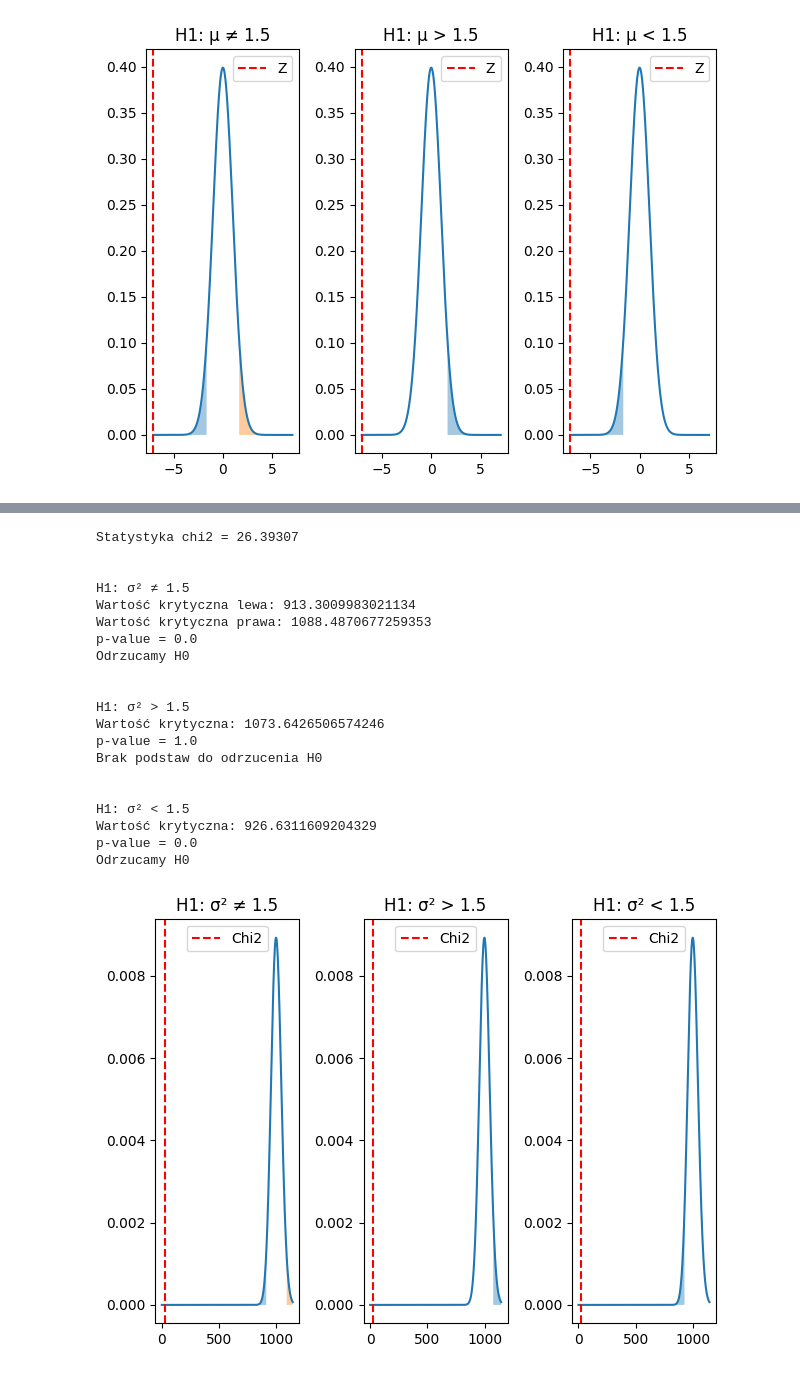
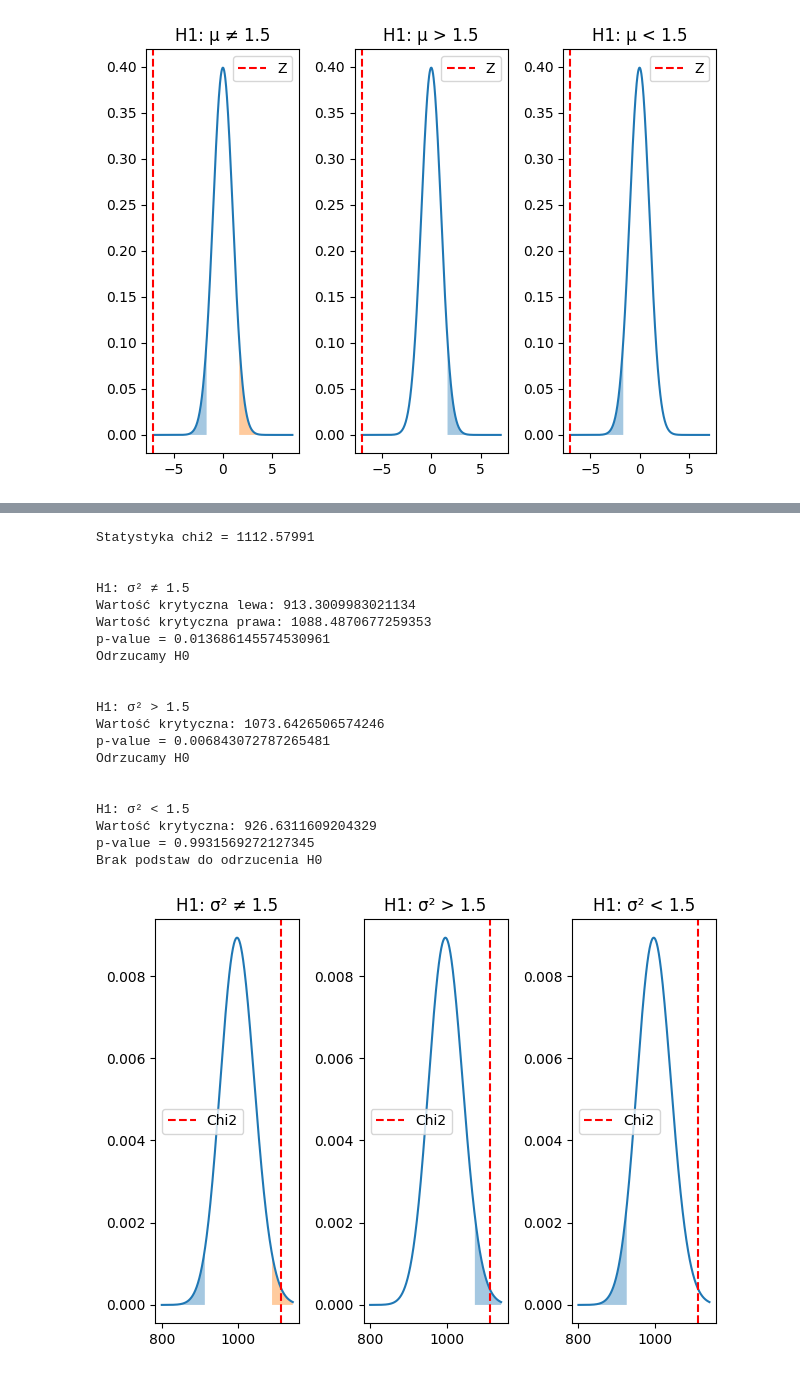
Before and after one commit to PiotrNicewicz/raport_statystyka_2, a Jupyter notebook: Raport_2.ipynb, the cells around one changed output, grey strips where cells are left out. Drawn from its saved outputs; the diff is of its cells as text; code cells hidden in the pictures.

```diff
--- a/Raport_2.ipynb
+++ b/Raport_2.ipynb
@@ -186,12 +243,13 @@ import matplotlib.pyplot as plt
 from scipy.stats import chi2
 
 def tesowanie_h0_wariancja(alpha,sigma20,mu):
-    with open('dane1.txt', 'r', encoding='utf-8') as plik:
+    with open('dane2.txt', 'r', encoding='utf-8') as plik:
         dane = [float(linia) for linia in plik]
     n = len(dane)
-    x_var = np.var(dane, ddof=1)
-
-    Chi2 = ((n-1)*x_var)/sigma20
+    sum = 0
+    for i in range(n):
+        sum += (dane[i]-mu)**2
+    Chi2 = sum/sigma20
 
     print("Statystyka chi2 =", round(Chi2, 5))
 
@@ -240,7 +298,7 @@ def tesowanie_h0_wariancja(alpha,sigma20,mu):
     else:
         print("Brak podstaw do odrzucenia H0")
 
-    x = np.linspace(0, chi2.ppf(0.999, n-1), 500)
+    x = np.linspace(800, chi2.ppf(0.999, n-1), 500)
     y = chi2.pdf(x,n-1)
 
     plt.subplot(1,3,1)
@@ -254,37 +312,37 @@ def tesowanie_h0_wariancja(alpha,sigma20,mu):
     plt.plot(x,y)
     plt.fill_between(x, 0, y,where=(x >= chi_kryt2_right), alpha=0.4)
     plt.axvline(Chi2, color='red', linestyle='--', label='Chi2')
     plt.title("H1: σ² > 1.5")
     plt.legend()
     plt.subplot(1,3,3)
     plt.plot(x,y)
     plt.fill_between(x, 0, y,where=(x <= chi_kryt3_left), alpha=0.4)
     plt.axvline(Chi2, color='red', linestyle='--', label='Chi2')
     plt.title("H1: σ² < 1.5")
     plt.legend()
     plt.tight_layout()
     plt.show()
 
 tesowanie_h0_wariancja(0.05, 1.5, 0.2)
 # %% [output]
-Statystyka chi2 = 26.39307
+Statystyka chi2 = 1112.57991
 
 
 H1: σ² ≠ 1.5
 Wartość krytyczna lewa: 913.3009983021134
 Wartość krytyczna prawa: 1088.4870677259353
-p-value = 0.0
+p-value = 0.013686145574530961
 Odrzucamy H0
 
 
 H1: σ² > 1.5
 Wartość krytyczna: 1073.6426506574246
-p-value = 1.0
-Brak podstaw do odrzucenia H0
+p-value = 0.006843072787265481
+Odrzucamy H0
 
 
 H1: σ² < 1.5
 Wartość krytyczna: 926.6311609204329
-p-value = 0.0
-Odrzucamy H0
+p-value = 0.9931569272127345
+Brak podstaw do odrzucenia H0
-[figure, old version]
+[figure, new version]
```
Also changed, not shown: parts of 9 cells of this notebook, 1 other file.
